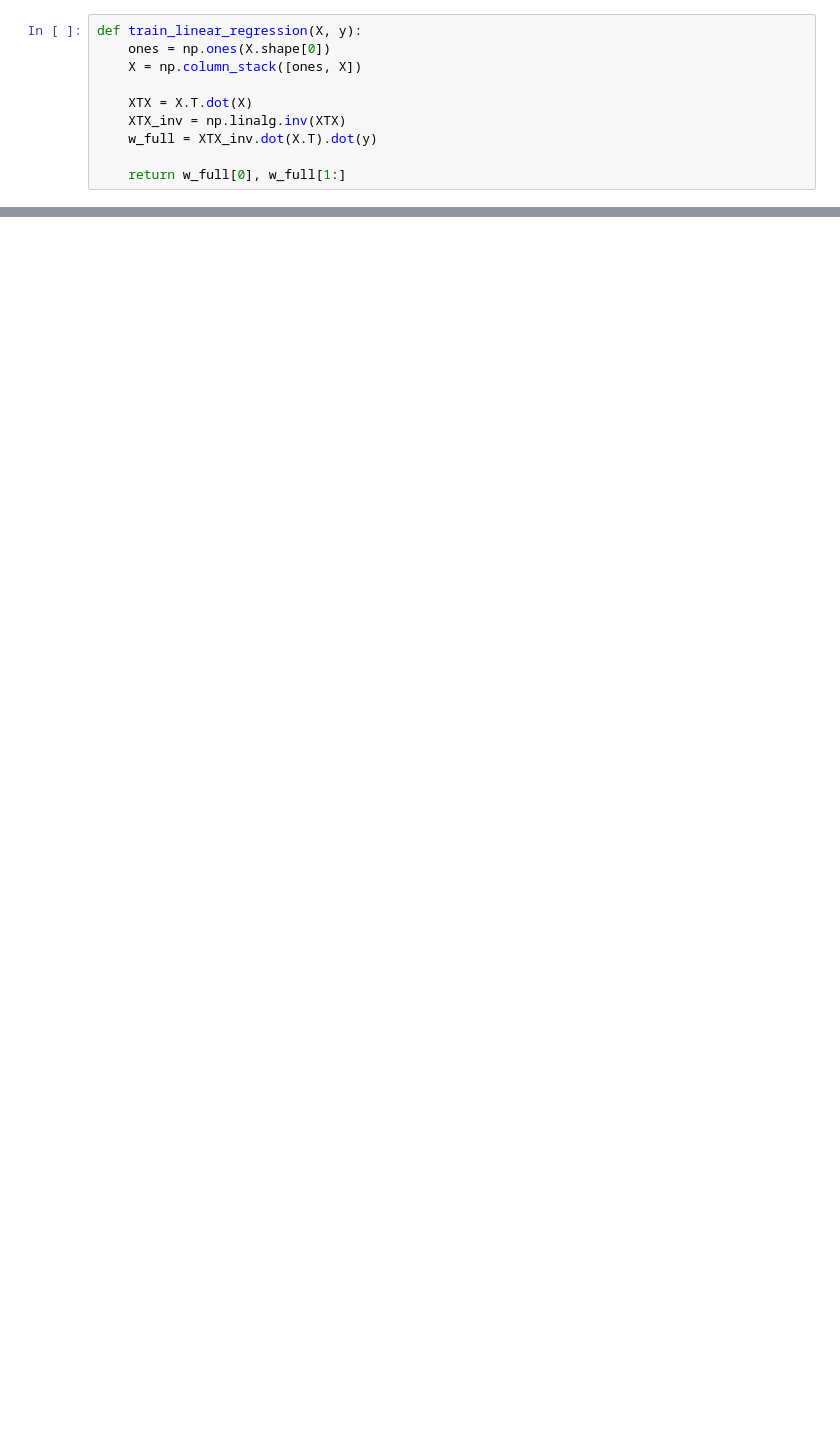
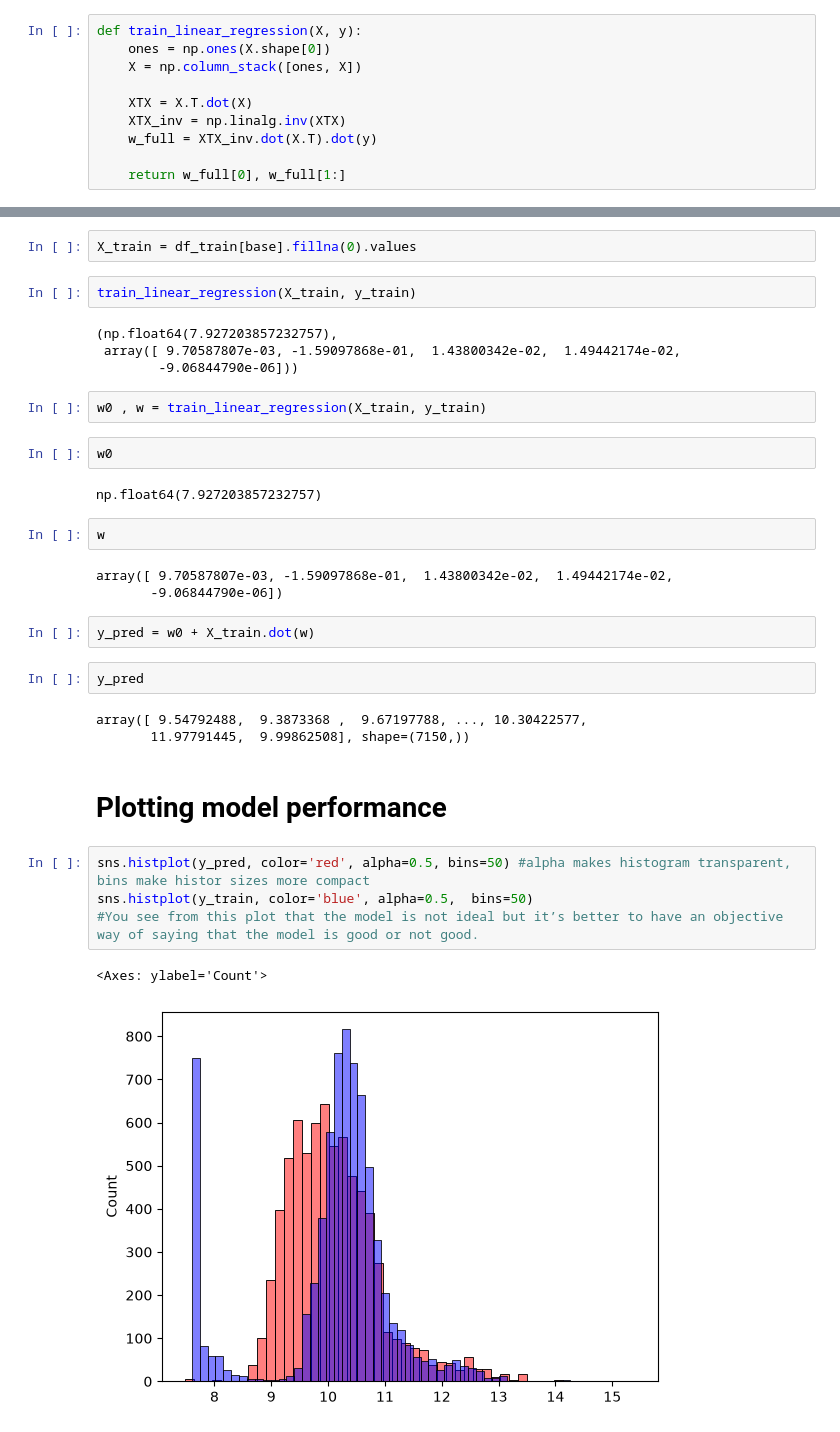
Before and after one commit to vincentainatech/machine-learning-zoomcamp-homework, a Jupyter notebook: 02-Regression/car-price-prediction.ipynb, the cells around one changed output, grey strips where cells are left out. Drawn from its saved outputs; the diff is of its cells as text; blank space fills up the shorter version.

```diff
--- a/02-Regression/car-price-prediction.ipynb
+++ b/02-Regression/car-price-prediction.ipynb
@@ -854,0 +972,35 @@ LinAlgError: Singular matrix
+# %%
+X_train = df_train[base].fillna(0).values
+# %%
+train_linear_regression(X_train, y_train)
+# %% [output]
+(np.float64(7.927203857232757),
+ array([ 9.70587807e-03, -1.59097868e-01,  1.43800342e-02,  1.49442174e-02,
+        -9.06844790e-06]))
+# %%
+w0 , w = train_linear_regression(X_train, y_train)
+# %%
+w0
+# %% [output]
+np.float64(7.927203857232757)
+# %%
+w
+# %% [output]
+array([ 9.70587807e-03, -1.59097868e-01,  1.43800342e-02,  1.49442174e-02,
+       -9.06844790e-06])
+# %%
+y_pred = w0 + X_train.dot(w)
+# %%
+y_pred
+# %% [output]
+array([ 9.54792488,  9.3873368 ,  9.67197788, ..., 10.30422577,
+       11.97791445,  9.99862508], shape=(7150,))
+# %% [markdown]
+# Plotting model performance
+# %%
+sns.histplot(y_pred, color='red', alpha=0.5, bins=50) #alpha makes histogram transparent, bins make histor sizes more compact
+sns.histplot(y_train, color='blue', alpha=0.5,  bins=50)
+#You see from this plot that the model is not ideal but it’s better to have an objective way of saying that the model is good or not good.
+# %% [output]
+<Axes: ylabel='Count'>
+[figure, added]
```
Also changed, not shown: parts of 31 cells of this notebook.
